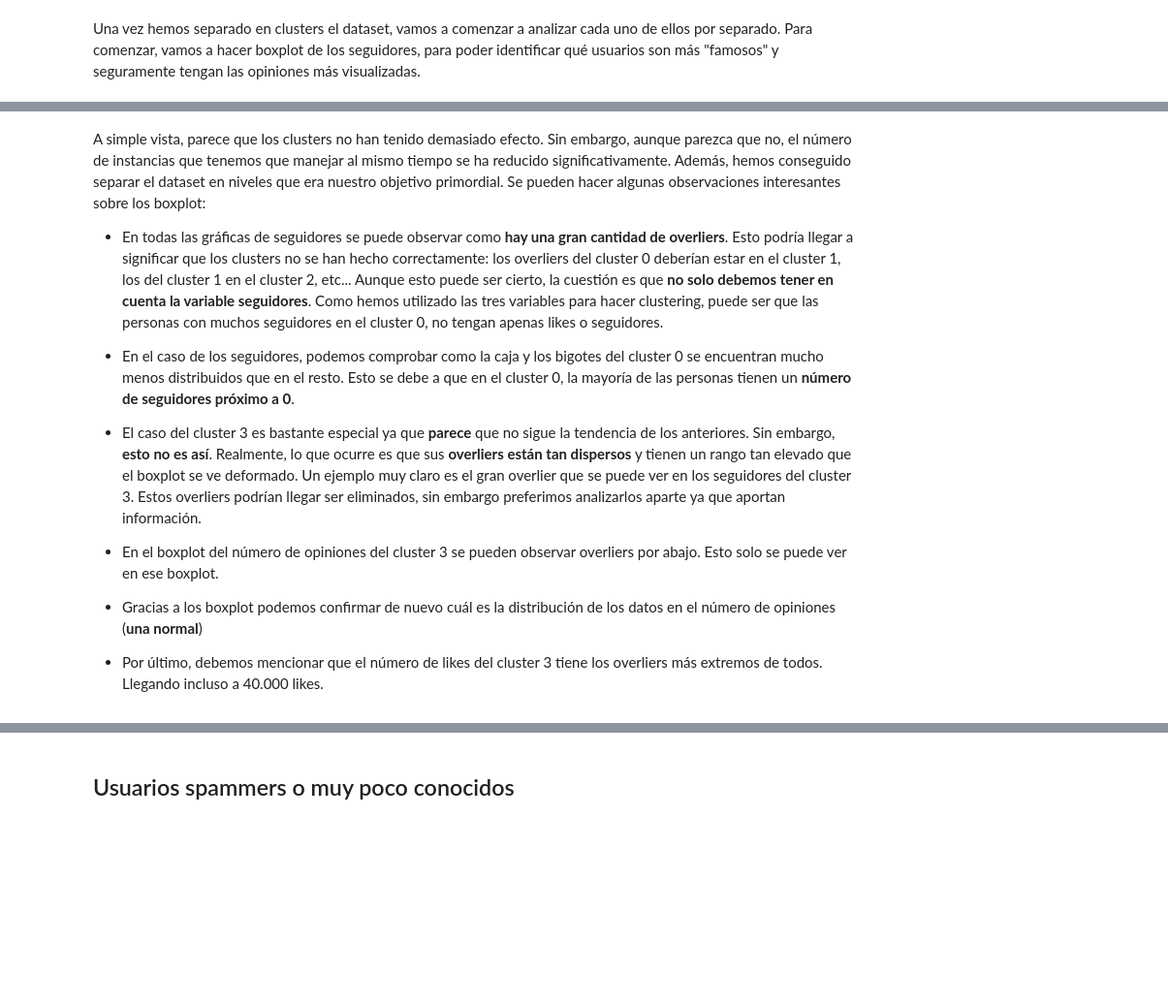
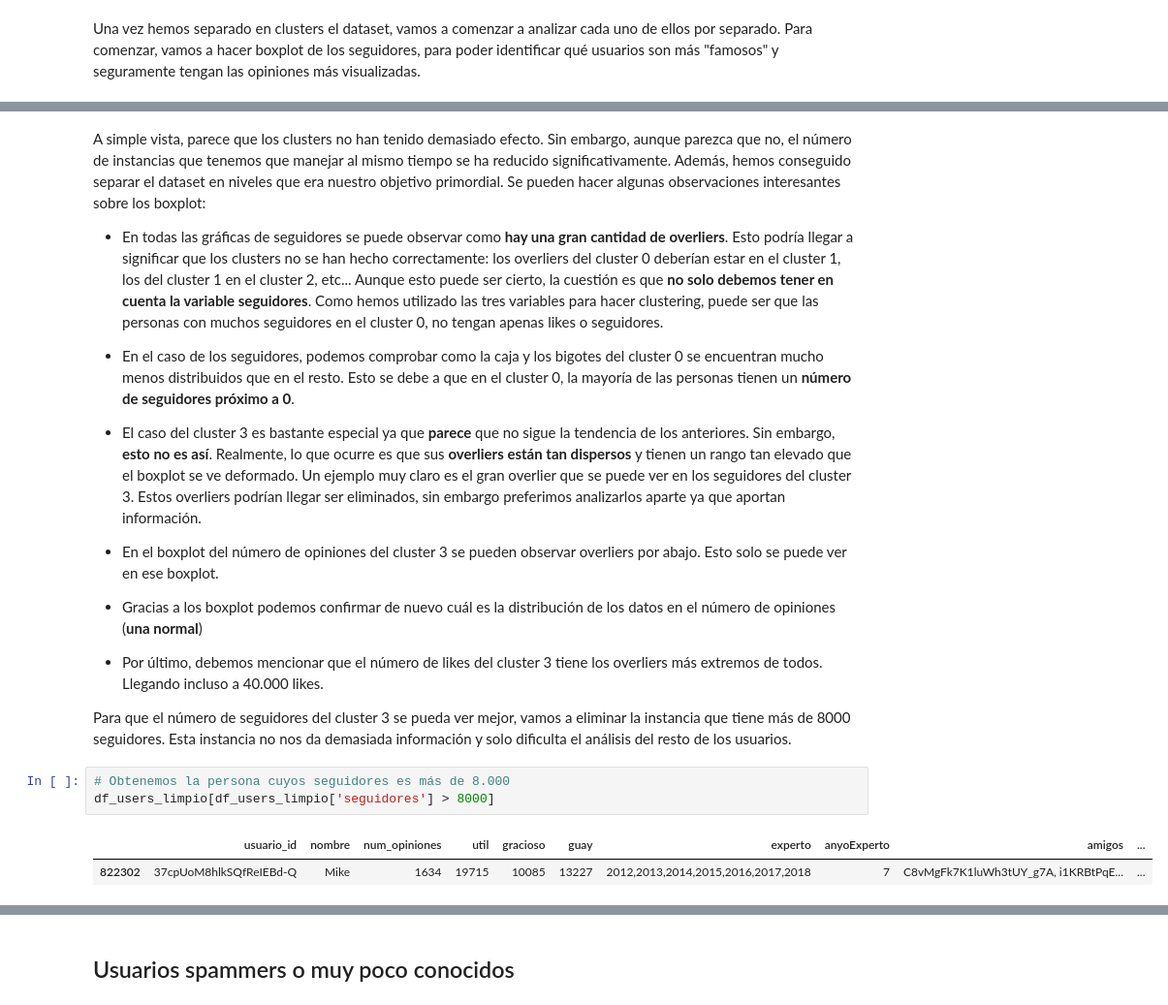
Before and after one commit to jcorrochanoj/DesafioFinalAD, a Jupyter notebook: Analisis_USERS.ipynb, the cells around one changed output, grey strips where cells are left out. Shown at 97% size. Cells and saved outputs as stored; diff of their text form; blank space fills up the shorter version.

```diff
--- a/Analisis_USERS.ipynb
+++ b/Analisis_USERS.ipynb
@@ -720,3 +720,11 @@ A simple vista, parece que los clusters no han tenido demasiado efecto. Sin emba
 
 
 - Por último, debemos mencionar que el número de likes del cluster 3 tiene los overliers más extremos de todos. Llegando incluso a 40.000 likes.
+
+Para que el número de seguidores del cluster 3 se pueda ver mejor, vamos a eliminar la instancia que tiene más de 8000 seguidores. Esta instancia no nos da demasiada información y solo dificulta el análisis del resto de los usuarios.
+# %%
+# Obtenemos la persona cuyos seguidores es más de 8.000
+df_users_limpio[df_users_limpio['seguidores'] > 8000]
+# %% [output]
+|  | usuario_id | nombre | num_opiniones | util | gracioso | guay | experto | anyoExperto | amigos | ... |
+| 822302 | 37cpUoM8hlkSQfReIEBd-Q | Mike | 1634 | 19715 | 10085 | 13227 | 2012,2013,2014,2015,2016,2017,2018 | 7 | C8vMgFk7K1luWh3tUY_g7A, i1KRBtPqE... | ... |
```
Also changed, not shown: parts of 15 cells of this notebook.
